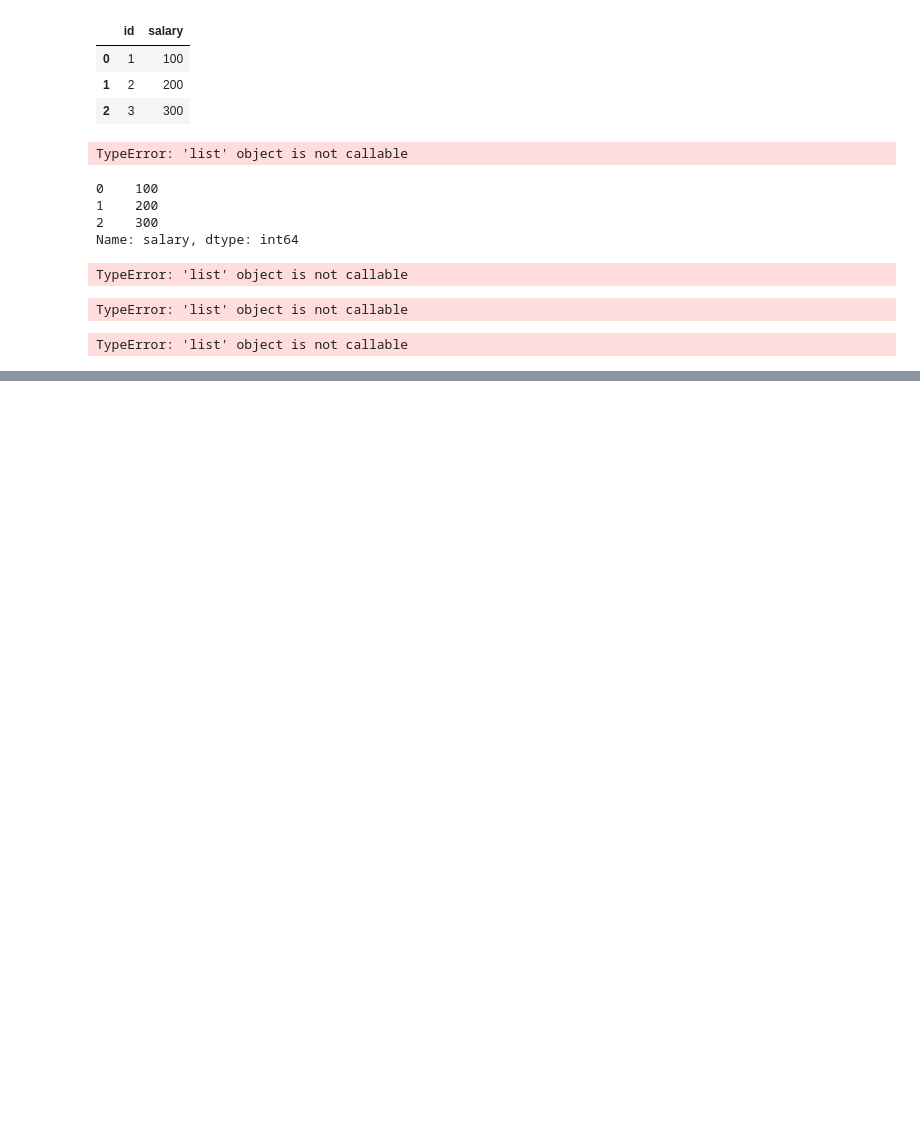
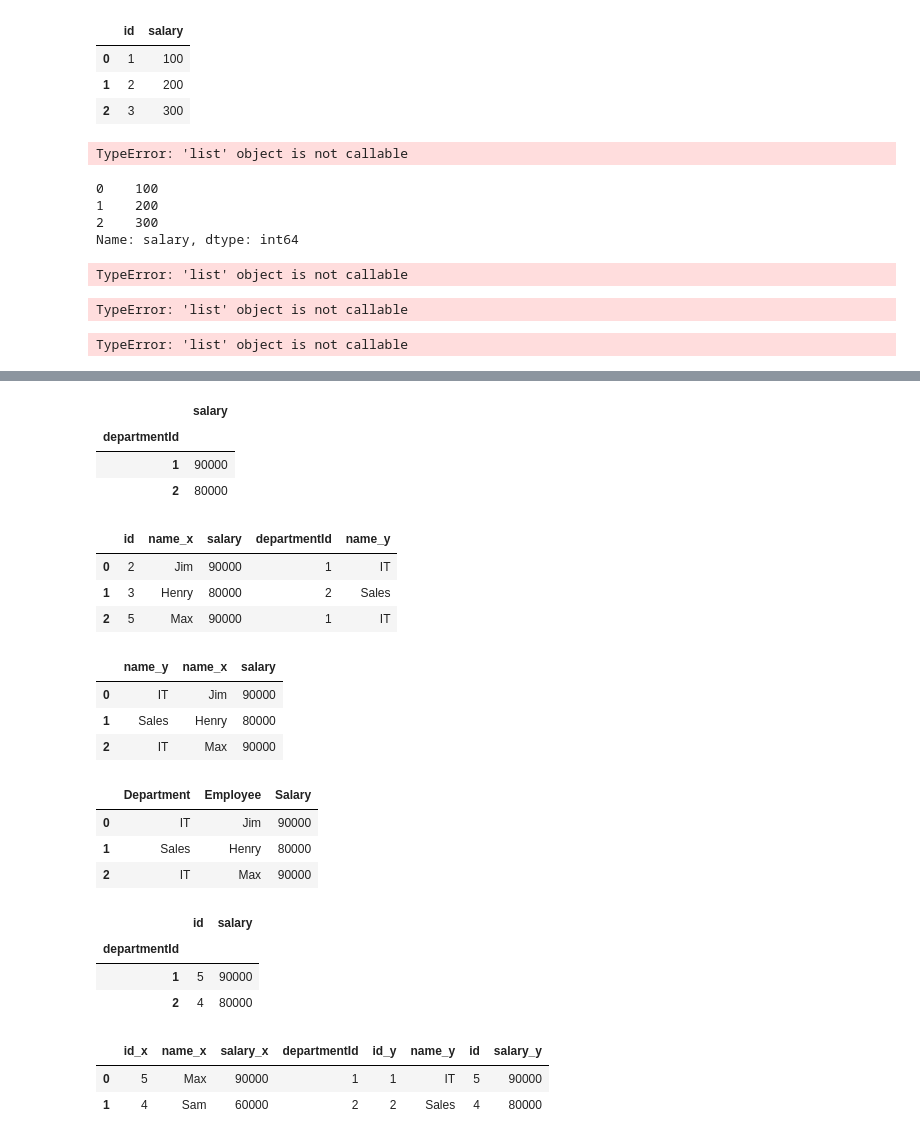
Before and after one commit to jjoseph-anderson/Data_Structures_and_Algorithms, a Jupyter notebook: Rough_Work.ipynb, the cells around one changed output, grey strips where cells are left out. Drawn from its saved outputs; the diff is of its cells as text; code cells hidden in the pictures; blank space fills up the shorter version.

```diff
--- a/Rough_Work.ipynb
+++ b/Rough_Work.ipynb
@@ -479,0 +520,47 @@ array([5, 6])
+# %%
+max_sal = joined_dep_emp.groupby('departmentId').agg({'salary': 'max'})
+max_sal
+# %% [output]
+|  | salary |
+| departmentId |  |
+| 1 | 90000 |
+| 2 | 80000 |
+# %%
+out_raw = pd.merge(joined_dep_emp, max_sal, 'inner', on = 'salary')
+out_raw
+# %% [output]
+|  | id | name_x | salary | departmentId | name_y |
+| 0 | 2 | Jim | 90000 | 1 | IT |
+| 1 | 3 | Henry | 80000 | 2 | Sales |
+| 2 | 5 | Max | 90000 | 1 | IT |
+# %%
+out = out_raw[['name_y', 'name_x', 'salary']]
+out
+# %% [output]
+|  | name_y | name_x | salary |
+| 0 | IT | Jim | 90000 |
+| 1 | Sales | Henry | 80000 |
+| 2 | IT | Max | 90000 |
+# %%
+out.rename(columns = {'name_y': 'Department',
+                      'name_x': 'Employee',
+                      'salary': 'Salary'})
+# %% [output]
+|  | Department | Employee | Salary |
+| 0 | IT | Jim | 90000 |
+| 1 | Sales | Henry | 80000 |
+| 2 | IT | Max | 90000 |
+# %%
+grouped = employee.groupby(by = ["departmentId"]).max(['salary'])
+grouped
+# %% [output]
+|  | id | salary |
+| departmentId |  |  |
+| 1 | 5 | 90000 |
+| 2 | 4 | 80000 |
+# %%
+pd.merge(joined_dep_emp, grouped, left_on = "id_x", right_on = "id")
+# %% [output]
+|  | id_x | name_x | salary_x | departmentId | id_y | name_y | id | salary_y |
+| 0 | 5 | Max | 90000 | 1 | 1 | IT | 5 | 90000 |
+| 1 | 4 | Sam | 60000 | 2 | 2 | Sales | 4 | 80000 |
```
Also changed, not shown: parts of 6 cells of this notebook, 1 other file.
